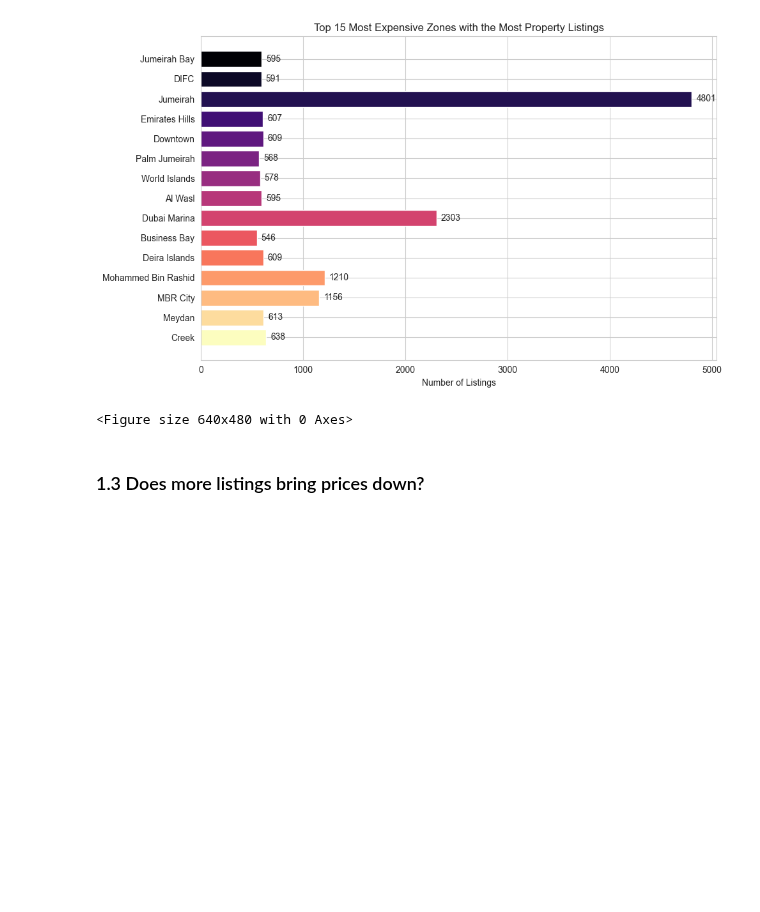
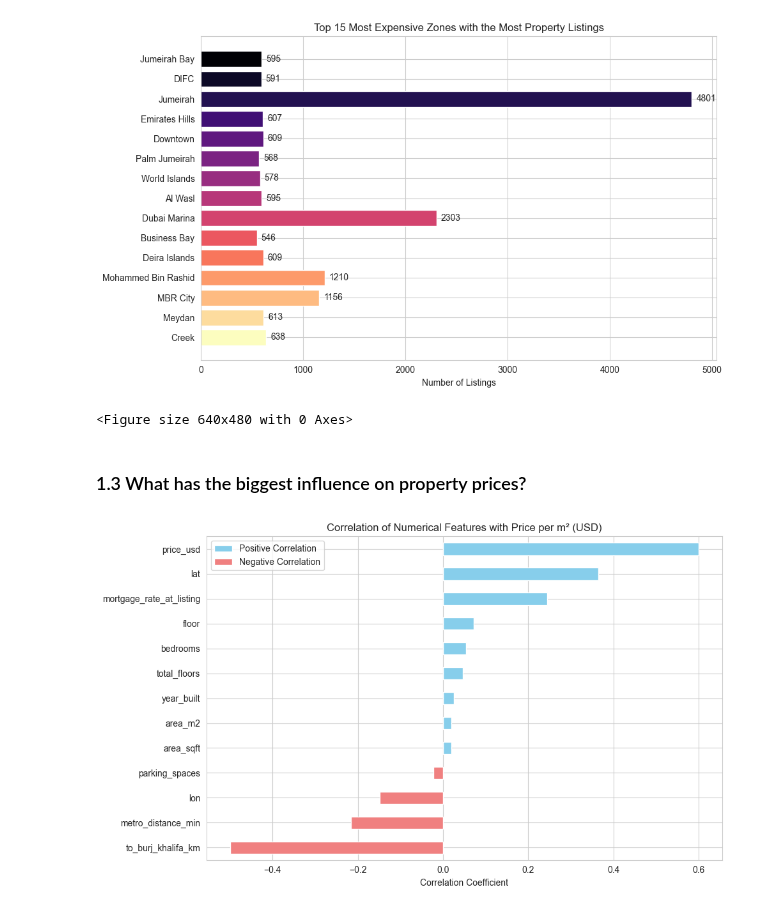
Before and after one commit to fathirrizkifadillah/Dubai-Real-Estate-2020---2026-, a Jupyter notebook: main.ipynb, the cells around one changed output. Drawn from its saved outputs; the diff is of its cells as text; code cells hidden in the pictures; blank space fills up the shorter version.

Commit message:
Add new plot | correlation with price per m2 usd

```diff
--- a/main.ipynb
+++ b/main.ipynb
@@ -204,4 +204,20 @@ plt.savefig(file_path, dpi=300, bbox_inches='tight', facecolor='white')
 [figure]
 <Figure size 640x480 with 0 Axes>
 # %% [markdown]
-### 1.3 Does more listings bring prices down?
+### 1.3 What has the biggest influence on property prices?
+# %%
+corr_with_price =  secondary.select_dtypes(include=[np.number]).corr()['price_per_m2_usd'].sort_values(ascending=True)
+
+plt.figure(figsize=(10, 6))
+corr_with_price.drop(['price_per_m2_usd', 'price_per_sqft_usd']).where(corr_with_price.drop(['price_per_m2_usd', 'price_per_sqft_usd']) >= 0).plot(kind='barh', color='skyblue', label='Positive Correlation')
+corr_with_price.drop(['price_per_m2_usd', 'price_per_sqft_usd']).where(corr_with_price.drop(['price_per_m2_usd', 'price_per_sqft_usd']) < 0).plot(kind='barh', color='lightcoral', label='Negative Correlation')
+plt.title('Correlation of Numerical Features with Price per m² (USD)')
+plt.xlabel('Correlation Coefficient')
+plt.legend()
+plt.tight_layout()
+
+file_path = os.path.join('plots', 'correlation_with_price_per_m2.png')
+plt.savefig(file_path, dpi=300, bbox_inches='tight', facecolor='white')
+plt.show()
+# %% [output]
+[figure, added]
```
Also changed, not shown: 1 other file.
